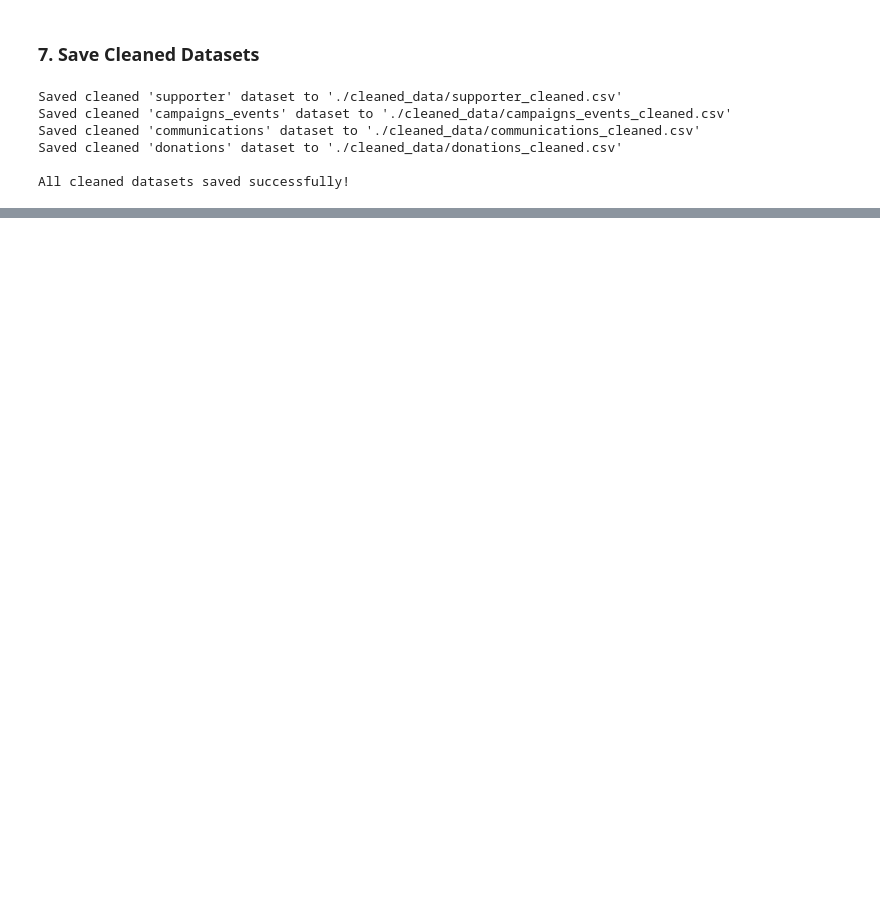
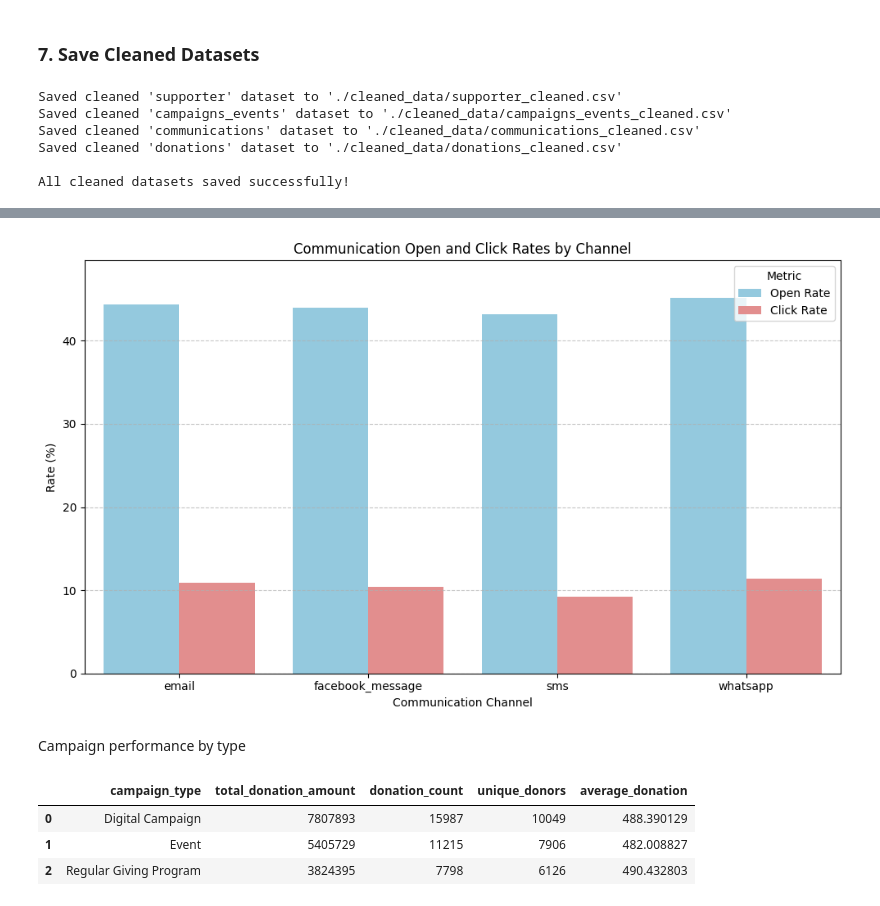
Before and after one commit to ignacio07-ops/Networking-Lab-Project, a Jupyter notebook: Welcome_To_Colab.ipynb, the cells around one changed output, grey strips where cells are left out. Drawn from its saved outputs; the diff is of its cells as text; code cells hidden in the pictures; blank space fills up the shorter version.

```diff
--- a/Welcome_To_Colab.ipynb
+++ b/Welcome_To_Colab.ipynb
@@ -329,3 +330,15 @@ memory usage: 1.9+ MB
 | 2 | 100002 | 2021-05-17 | Website | 1 | sms | ... |
 | 3 | 100003 | 2022-05-17 | Social Media | 0 | email | ... |
 | 4 | 100004 | 2019-05-29 | Website | 1 | whatsapp | ... |
+# %%
+# Fix contact_id type in communications dataset
+df_communications['contact_id'] = df_communications['contact_id'].astype('Int64')
+
+print(df_communications.dtypes)
+
+
+# Flag missing campaign end dates
+df_campaigns['end_date_missing'] = df_campaigns['end_date'].isna()
+
+print(df_campaigns[['start_date', 'end_date', 'end_date_missing']].head())
+print("Missing end_date count:", df_campaigns['end_date'].isna().sum())
@@ -383,0 +588,62 @@ All cleaned datasets saved successfully!
+# %%
+
+
+# Convert open_rate and click_rate back to numeric for plotting
+communication_channel_summary['open_rate_numeric'] = communication_channel_summary['open_rate'].str.replace('%', '').astype(float)
+communication_channel_summary['click_rate_numeric'] = communication_channel_summary['click_rate'].str.replace('%', '').astype(float)
+
+# Melt the DataFrame for easier plotting with seaborn
+df_melted_rates = communication_channel_summary.melt(
+    id_vars=['contact_channel'],
+    value_vars=['open_rate_numeric', 'click_rate_numeric'],
+    var_name='Metric',
+    value_name='Rate'
+)
+
+# Map the metric names for better legend labels
+df_melted_rates['Metric'] = df_melted_rates['Metric'].map({
+    'open_rate_numeric': 'Open Rate',
+    'click_rate_numeric': 'Click Rate'
+})
+
+plt.figure(figsize=(10, 6))
+sns.barplot(
+    x='contact_channel',
+    y='Rate',
+    hue='Metric',
+    data=df_melted_rates,
+    palette={'Open Rate': 'skyblue', 'Click Rate': 'lightcoral'}
+)
+
+plt.title('Communication Open and Click Rates by Channel')
+plt.xlabel('Communication Channel')
+plt.ylabel('Rate (%)')
+plt.ylim(0, df_melted_rates['Rate'].max() * 1.1) # Add some padding to the y-axis
+plt.grid(axis='y', linestyle='--', alpha=0.7)
+plt.legend(title='Metric')
+plt.tight_layout()
+plt.show()
+# %% [output]
+[figure, added]
+# %% [markdown]
+ Campaign performance by type
+# %%
+donations_campaigns = df_donations.merge(
+    df_campaigns,
+    on='campaign_id',
+    how='left'
+)
+
+campaign_type_summary = donations_campaigns.groupby('campaign_type').agg(
+    total_donation_amount=('donation_amount', 'sum'),
+    donation_count=('donation_id', 'count'),
+    unique_donors=('supporter_id', 'nunique'),
+    average_donation=('donation_amount', 'mean')
+).reset_index()
+
+campaign_type_summary.sort_values(by='total_donation_amount', ascending=False)
+# %% [output]
+|  | campaign_type | total_donation_amount | donation_count | unique_donors | average_donation |
+| 0 | Digital Campaign | 7807893 | 15987 | 10049 | 488.390129 |
+| 1 | Event | 5405729 | 11215 | 7906 | 482.008827 |
+| 2 | Regular Giving Program | 3824395 | 7798 | 6126 | 490.432803 |
```
Also changed, not shown: parts of 25 cells of this notebook.
